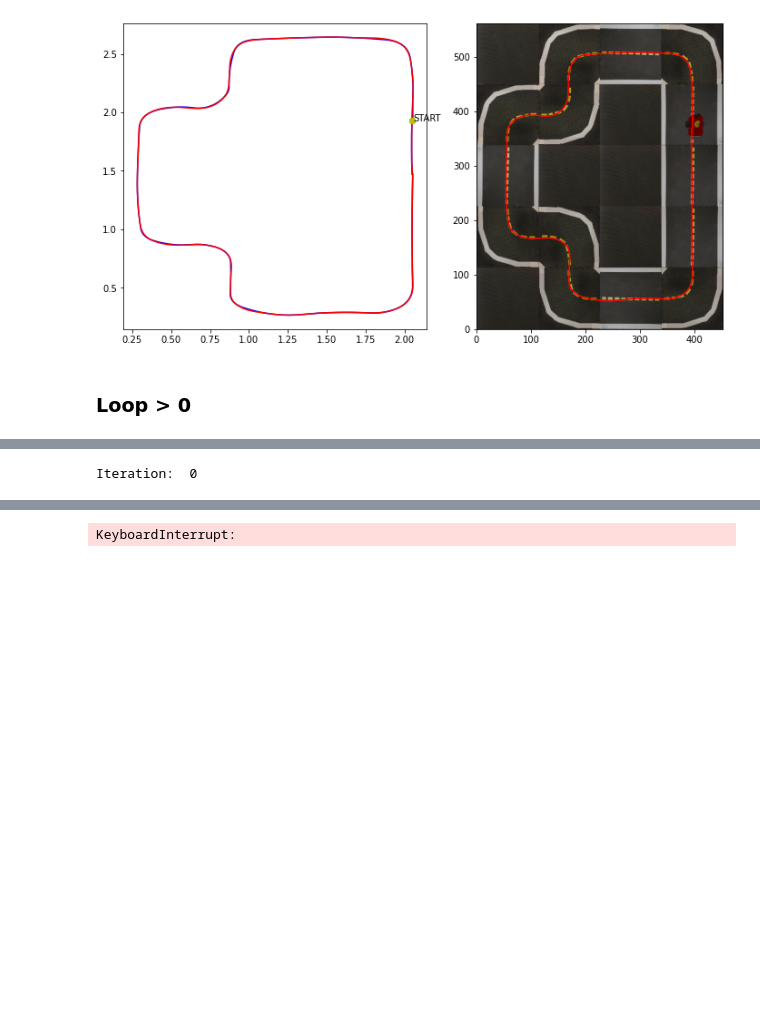
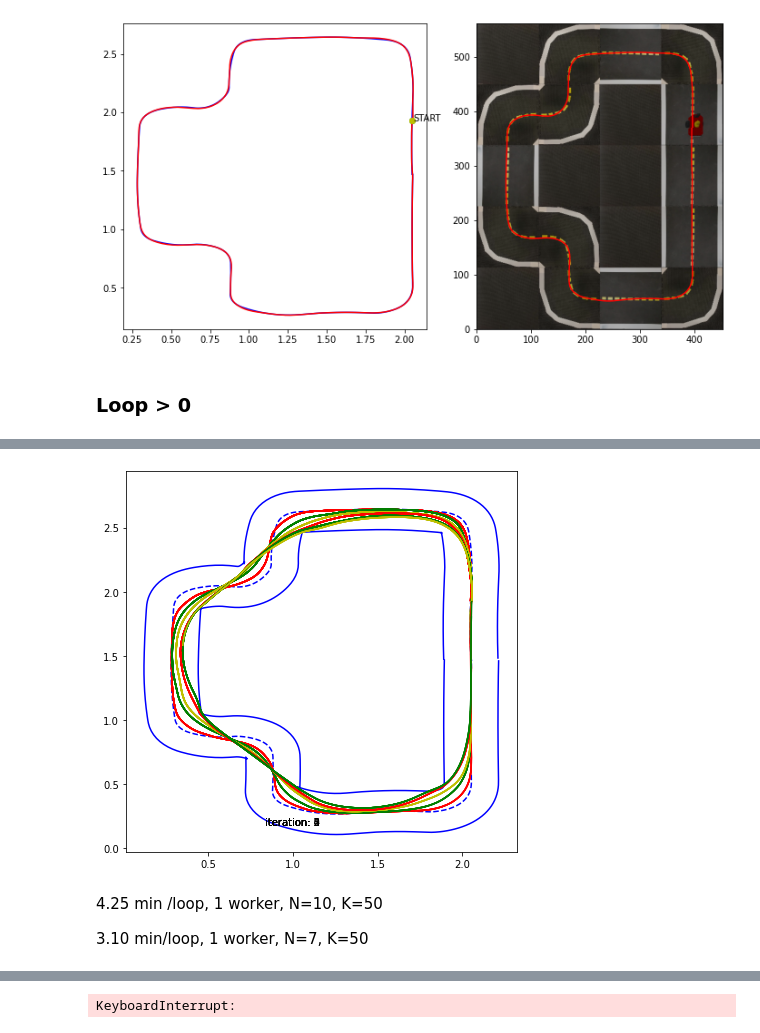
Before and after one commit to giuliovv/duckrace, a Jupyter notebook: iterative_mpc_hull_constraint.ipynb, the cells around one changed output, grey strips where cells are left out. Cells and saved outputs as stored; diff of their text form; code cells hidden in the pictures; blank space fills up the shorter version.

```diff
--- a/iterative_mpc_hull_constraint.ipynb
+++ b/iterative_mpc_hull_constraint.ipynb
@@ -290,5 +317,5 @@ from IPython import display as ipythondisplay
 # %%
-n_iterations = 5
+n_iterations = 8
 
 real_time_plot = True
 
@@ -297,7 +324,7 @@ X_log = X_log_orig
 # X_log[2,:] = (X_log_orig[2,:]+np.pi) % (2*np.pi) - np.pi
 all_points = all_points_orig
 # all_points[2,:] = (all_points_orig[2,:]+np.pi) % (2*np.pi) - np.pi
-last_iterations = horzcat(*[all_points]*i_j).toarray()
+last_iterations = np.hstack([all_points]*i_j)
 x = x_orig
 
 F = utils.model_F(dt=dt)
@@ -308,7 +335,7 @@ if idx+N > all_points.shape[1]:
 Js = []
 idxs = []
 plain_loops = []
-loops_with_time = [last_iterations]
+loops_with_time = [all_points]
 
 plt.plot(traj[:,0], traj[:,1], "b--")
 plt.plot(*inside.T, "b")
@@ -317,8 +344,8 @@ plt.plot(*outside.T, "b")
 
 kdins = spatial.KDTree(inside)
 ins_len = inside.shape[0]
-kdout = spatial.KDTree(outside)
-out_len = outside.shape[0]
+# kdout = spatial.KDTree(outside)
+# out_len = outside.shape[0]
 
 for iteration in range(n_iterations):
     last_loop = X_log
@@ -333,7 +360,7 @@ for iteration in range(n_iterations):
     # idx = int(index)
 
     kdtree = spatial.KDTree(last_loop[:2, :250].T)
-    nbrs = NearestNeighbors(n_neighbors=K*i_j, algorithm='ball_tree').fit(last_iterations[:2, :].T)
+    nbrs = NearestNeighbors(n_neighbors=K*i_j, algorithm='ball_tree').fit(last_iterations[:2, :250].T)
     _,idx = kdtree.query(np.array([x[0], x[1]]).reshape(-1), workers=-1)
     t = 0
     print("Iteration: ", iteration)
@@ -356,9 +383,8 @@ for iteration in range(n_iterations):
 
         Js.append(J)
         idxs.append(idx)
-        _, ins_idx = kdins.query(np.array([x[0], x[1]]).reshape(-1), workers=-1)
-        _, out_idx = kdout.query(np.array([x[0], x[1]]).reshape(-1), workers=-1)
-        margins = np.array([inside[ins_idx], inside[(ins_idx+N+3)%ins_len], outside[out_idx], outside[(out_idx+N+5)%out_len]]).T
+        _, border_idx = kdins.query(np.array([x[0], x[1]]).reshape(-1), workers=-1)
+        margins = np.array([inside[border_idx], inside[(border_idx+N+10)%ins_len], outside[border_idx], outside[(border_idx+N+15)%ins_len]]).T
         u, l = M(x, DM(D[:, :]), DM(J)/600, (np.arange(t, t+N-1)>=finish_line.t).T, margins)
 
         U_log = np.column_stack((U_log, u))
@@ -367,52 +393,58 @@ for iteration in range(n_iterations):
         # simulate
         x = F(x,u)
 
-        # if real_time_plot and t%10 == 0:
-        #     plt.plot(*X_log[:2,:], c=['r', 'g', 'y'][iteration%3])
-        #     plt.plot(*margins, 'o')
-        #     ipythondisplay.clear_output(wait=True)
-        #     ipythondisplay.display(plt.gcf())
+        if real_time_plot and t%20 == 0:
+            # plt.plot(*D[:2], 'go')
+            plt.plot(*X_log[:2,:], c=['r', 'g', 'y'][iteration%3])
+            # plt.plot(*margins, 'o')
+            ipythondisplay.clear_output(wait=True)
+            ipythondisplay.display(plt.gcf())
 
         _,idx_new = kdtree.query(np.array([x[0], x[1]]).reshape(-1), workers=-1)
         if idx_new >= idx:
             idx = idx_new
             if idx+N > traj.shape[0]:
                 idx = traj.shape[0] - idx
 
         if x[1] >= finish_line.y and t >= finish_line.t:
             break
         t += 1
         # if t == 100:
         #     break
-        if t == 200:
+        if t == K:
             # Now it can see all the points
             kdtree = spatial.KDTree(last_loop[:2, :].T)
+            nbrs = NearestNeighbors(n_neighbors=K*i_j, algorithm='ball_tree').fit(last_iterations[:2, :].T)
             # The first points in the next iteration have distance 0 to the finish line
-            # last_iterations[-1, :N] = 0
+            last_iterations[:-1, :N] = X_log_orig[:, :N]
+            last_iterations[-1, :N] = 0
             # After one iteration the angle is +2*pi
-            last_iterations[2, :100] = last_iterations[2, :100] + 2*np.pi
-            nbrs = NearestNeighbors(n_neighbors=K*i_j, algorithm='ball_tree').fit(last_iterations[:2, :].T)
+            last_iterations[2, :N] += 2*np.pi
     if real_time_plot:
         plt.plot(*X_log[:2,:], c=['r', 'g', 'y'][iteration%3])
         ipythondisplay.clear_output(wait=True)
         ipythondisplay.display(plt.gcf())
     last_points = X_log
     last_points = np.vstack((last_points, np.arange(last_points.shape[1])[::-1]))
 
     plain_loops.append(X_log)
     loops_with_time.append(last_points)
 
     # Here only if use 1 iteration in the past
-    last_iterations = horzcat(*loops_with_time[-i_j:]).toarray()
+    last_iterations = np.hstack(loops_with_time[-i_j:])
 
-    all_points_len = all_points.shape[1]
-    if all_points_len > last_points.shape[1]:
-        last_points = np.pad(last_points, ((0,0), (0, all_points_len-last_points.shape[1])), 'constant', constant_values=(0,0))
-    if all_points_len < last_points.shape[1]:
-        all_points = np.pad(all_points, ((0,0), (0, last_points.shape[1]-all_points_len)), 'constant', constant_values=(0,0))
-    all_points = np.hstack((all_points, last_points))
+    # all_points_len = all_points.shape[1]
+    # if all_points_len > last_points.shape[1]:
+    #     last_points = np.pad(last_points, ((0,0), (0, all_points_len-last_points.shape[1])), 'constant', constant_values=(0,0))
+    # if all_points_len < last_points.shape[1]:
+    #     all_points = np.pad(all_points, ((0,0), (0, last_points.shape[1]-all_points_len)), 'constant', constant_values=(0,0))
+    # all_points = np.hstack((all_points, last_points))
 # %% [output]
-Iteration:  0
+[figure, added]
+# %% [markdown]
+4.25 min /loop, 1 worker, N=10, K=50
+
+3.10 min/loop, 1 worker, N=7, K=50
 # %%
 [loop.shape[1]*dt for loop in plain_loops]
 # %% [output]
```
Also changed, not shown: parts of 10 cells of this notebook.
